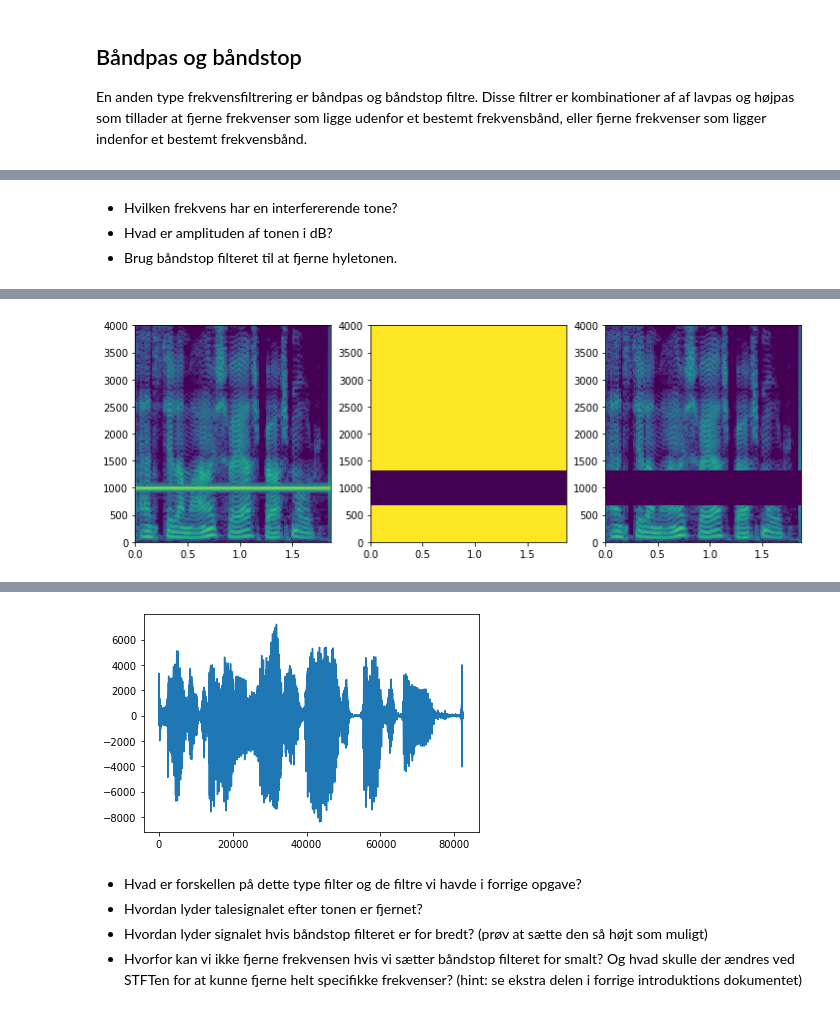
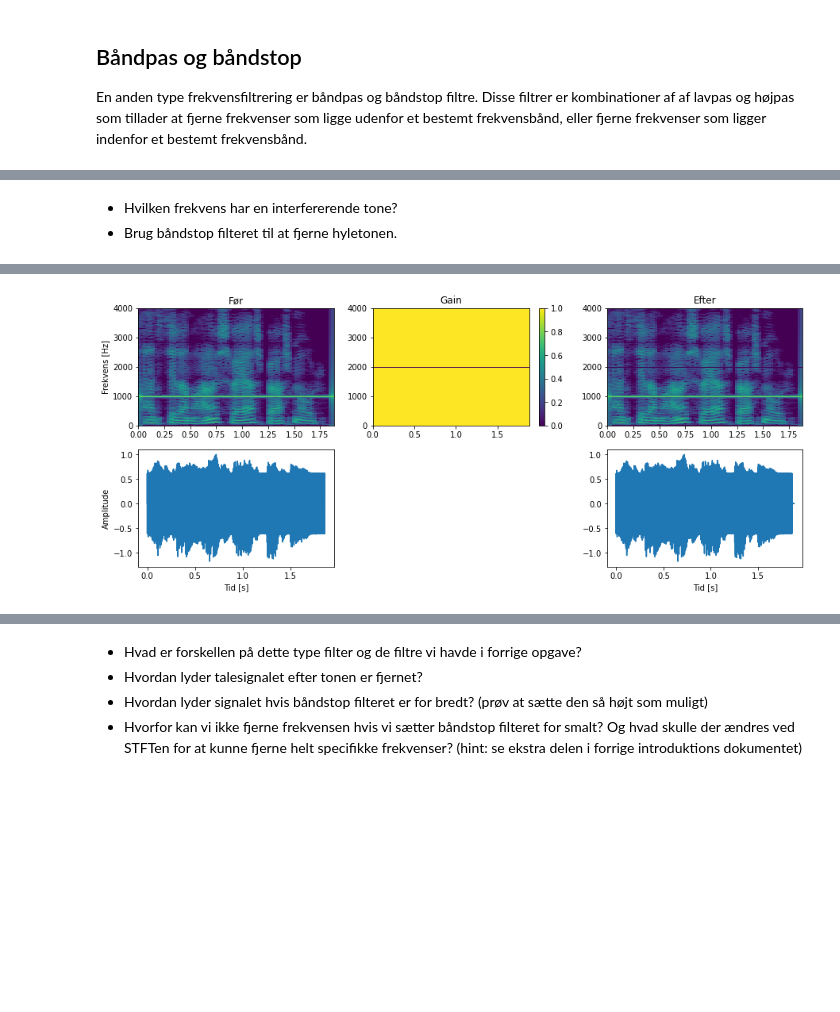
Before and after one commit to niels-overby/SRP-noisereduction, a Jupyter notebook: SRP_Filtering.ipynb, the cells around one changed output, grey strips where cells are left out. Saved outputs shown, nothing was run; the diff lists cells and outputs as text; code cells hidden in the pictures; blank space fills up the shorter version.

```diff
--- a/SRP_Filtering.ipynb
+++ b/SRP_Filtering.ipynb
@@ -134,7 +137,7 @@ x = processing.normalize().transform(x)
 x_tone = interferringTone(x,fs,freq=1000,level_dB=80)
 x_m = x+x_tone
 
-stft = spectrum.STFT(fs=fs,nperseg=2048,nfft=2)
+stft = spectrum.STFT(fs=fs,nperseg=4096,nfft=2)
 
 Xm = stft.transform(x_m)
 
@@ -162,10 +165,9 @@ plt.show()
 # %% [markdown]
 * Hvilken frekvens har en interfererende tone?
-* Hvad er amplituden af tonen i dB?
 * Brug båndstop filteret til at fjerne hyletonen.
 # %%
-fCenter = 1000 #@param {type:"slider",min:100, max:2000,step:10}
-fWidth = 30 #@param {type:"slider",min:1,max:50,step:1}
+fCenter = 2000 #@param {type:"slider",min:100, max:2000,step:10}
+fWidth = 2 #@param {type:"slider",min:1,max:50,step:1}
 
 fCenterIdx = np.argmin(stft.f < fCenter)
 
@@ -175,28 +177,43 @@ mask[:,fCenterIdx-fWidth:fCenterIdx+fWidth,:] *= 0
 
 Ym = mask * Xm
 
-plt.figure(figsize=(12,4))
+plt.figure(figsize=(15,6))
 
-plt.subplot(131)
+plt.subplot(231)
 
 plt.pcolormesh(stft.t,stft.f,20*np.log10(np.abs(Xm[0]+1e-99)),vmin=0,vmax=90)
 plt.ylim([0,4000])
+plt.title("Før")
+plt.ylabel("Frekvens [Hz]")
 
-plt.subplot(132)
+plt.subplot(232)
 
 plt.pcolormesh(stft.t,stft.f,(np.abs(mask[0]+1e-99)))
+plt.colorbar()
 plt.ylim([0,4000])
+plt.title("Gain")
 
-plt.subplot(133)
+plt.subplot(233)
 plt.pcolormesh(stft.t,stft.f,20*np.log10(np.abs(Ym[0]+1e-99)),vmin=0,vmax=90)
 plt.ylim([0,4000])
+plt.title("Efter")
+
+
+y = stft.transform(Ym,inv=True)
+
+display(utils.play(y,fs))
+
+plt.subplot(236)
+t = np.arange(len(y.T))/fs
+plt.plot(t,y.T/x_m.max())
+plt.xlabel("Tid [s]")
+
+plt.subplot(234)
+t = np.arange(len(x_m.T))/fs
+plt.plot(t,x_m.T/x_m.max())
+plt.ylabel("Amplitude")
+plt.xlabel("Tid [s]")
+
+
 plt.show()
-
-Enable_audio = True #@param {type:"boolean"}
-if Enable_audio:
-  y = stft.transform(Ym,inv=True)
-  display(utils.play(y,fs))
-
-  plt.plot(y.T)
-  plt.show()
 # %% [output]
@@ -203 +221 @@ if Enable_audio:
-[figure, old version]
+[figure, new version]
@@ -205,4 +222,3 @@ if Enable_audio:
-[figure, removed]
 # %% [markdown]
 * Hvad er forskellen på dette type filter og de filtre vi havde i forrige opgave?
 * Hvordan lyder talesignalet efter tonen er fjernet?
```
Also changed, not shown: parts of 5 cells of this notebook.
